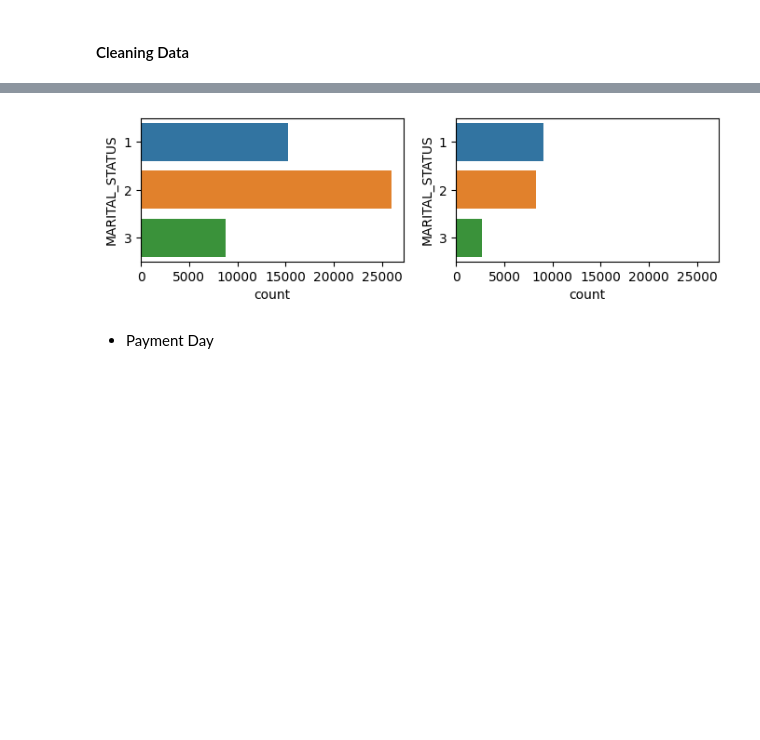
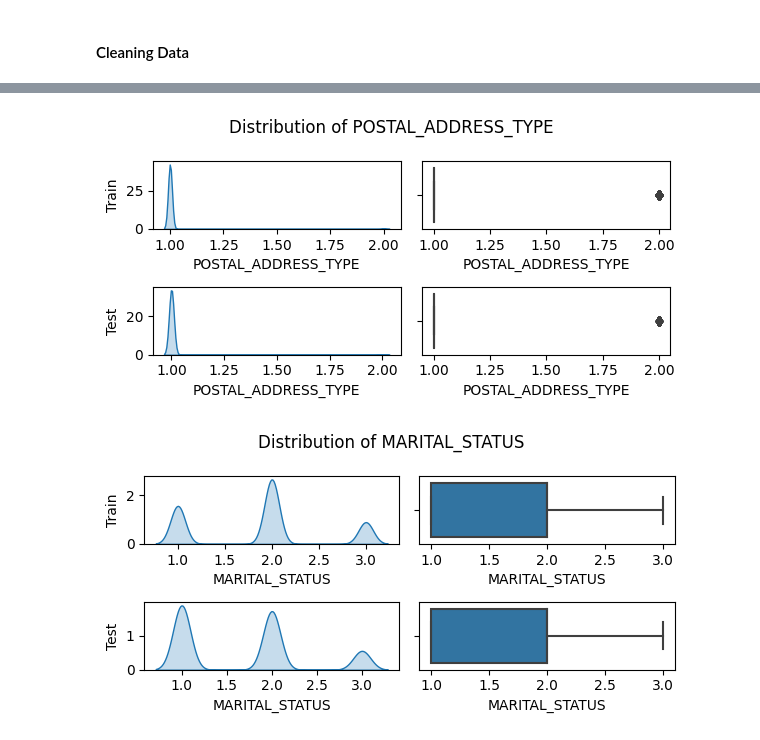
Before and after one commit to tutecode/credit-risk-analysis, a Jupyter notebook: notebook_principal.ipynb, the cells around one changed output, grey strips where cells are left out. Drawn from its saved outputs; the diff is of its cells as text; code cells hidden in the pictures; blank space fills up the shorter version.

```diff
--- a/notebook_principal.ipynb
+++ b/notebook_principal.ipynb
@@ -479,7 +503,12 @@ plt.show()
 # %%
+
 #'POSTAL_ADDRESS_TYPE' tiene (1=49673, 2=327)
 # se puede eliminar por la disparidad de valores.
 # keep values it could be deleted after of seeing feature importances
+curr_col_name = "POSTAL_ADDRESS_TYPE"
+plotting_distribution(curr_col_name,app_train_cop,app_test_cop)
+# %% [output]
+[figure, added]
 # %%
 #'MARITAL_STATUS' tiene números del 0 al 7,
 #la mayoría están concentrados en (1=15286, 2=25967),
@@ -496,11 +525,11 @@ curr_col_name = "MARITAL_STATUS"
 app_train_cop[~app_train_cop[curr_col_name].between(1,2)] = 3
 app_test_cop[~app_test_cop[curr_col_name].between(1,2)] = 3
 
-fig, axes = plt.subplots(1, 2, sharex=True, figsize=(8,2))
-sns.countplot(ax=axes[0],data=app_train_cop, y=curr_col_name)
-sns.countplot(ax=axes[1],data=app_test_cop, y=curr_col_name)
-plt.show()
+# fig, axes = plt.subplots(1, 2, sharex=True, figsize=(8,2))
+# sns.countplot(ax=axes[0],data=app_train_cop, y=curr_col_name)
+# sns.countplot(ax=axes[1],data=app_test_cop, y=curr_col_name)
+# plt.show()
+
+plotting_distribution(curr_col_name,app_train_cop,app_test_cop)
 # %% [output]
-[figure, old version]
+[figure, new version]
-# %% [markdown]
-- Payment Day
```
Also changed, not shown: parts of 9 cells of this notebook, 2 other files.
